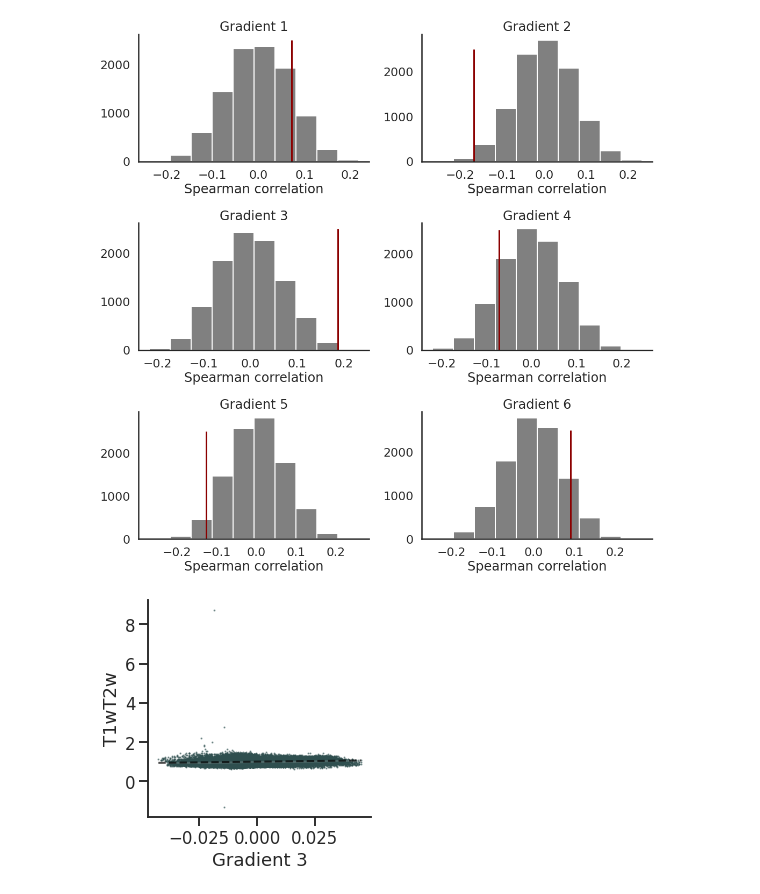
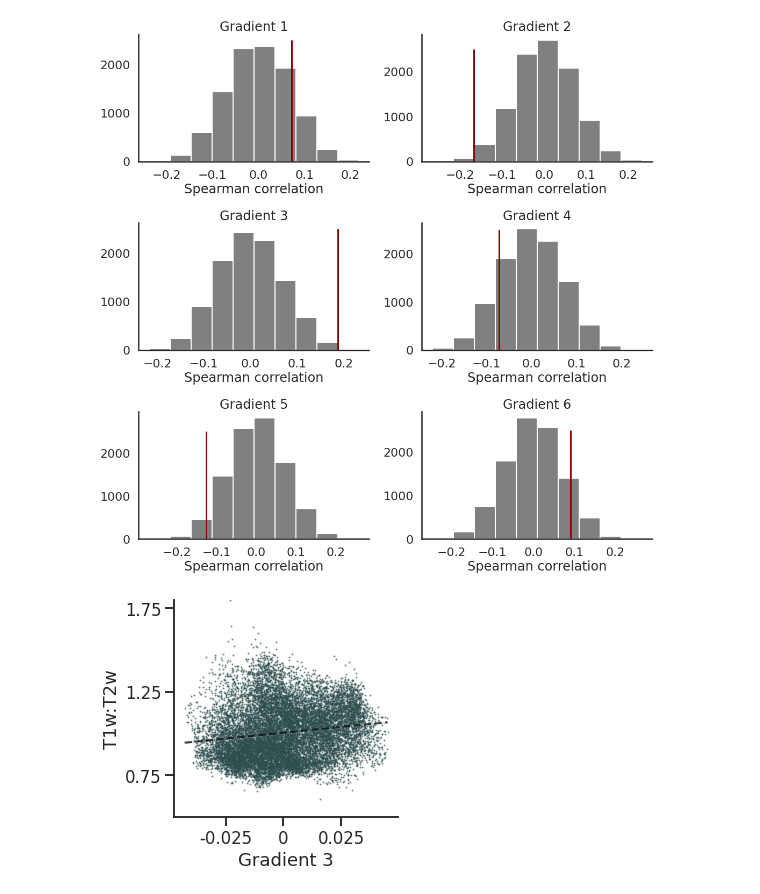
Before and after one commit to juhuntenburg/mouse_gradients, a Jupyter notebook: 10_T1w_T2w.ipynb, the cells around one changed output. Cells and saved outputs as stored; diff of their text form; code cells hidden in the pictures.

```diff
--- a/10_T1w_T2w.ipynb
+++ b/10_T1w_T2w.ipynb
@@ -203,23 +203,23 @@ Gradient 6: Spearman r=0.09, p=1.1705
 # %%
 sns.set_style('ticks')
 sns.set_context('talk')
 c = 'darkslategray'
 #c=(0.25999463887892144, 0.07005385560386188, 0.24308218808684579)
 #c=(0.24688226237959, 0.06905363944920445, 0.31786993834254956)
 
 fig = plt.figure(figsize=(4, 4))
 sns.regplot(gradients[:,2], t1wt2w.squeeze(),
             line_kws={'color':'black', 'linewidth':2,
                       'linestyle':'--', 'alpha':0.7},
             scatter_kws={'alpha':0.5, 's':1, 'color':c},
             truncate=True,
            fit_reg=True)
-#plt.xticks([-0.025, 0, 0.025], [-0.025, 0, 0.025])
-#plt.yticks([1000, 3000, 5000, 7000], [1, 3, 5, 7])
-#plt.ylim([0.5,1.8])
+plt.xticks([-0.025, 0, 0.025], [-0.025, 0, 0.025])
+plt.yticks([0.75, 1.25, 1.75], [0.75, 1.25, 1.75])
+plt.ylim([0.5,1.8])
 plt.xlabel('Gradient 3')
-plt.ylabel('T1wT2w')
+plt.ylabel('T1w:T2w')
 sns.despine()
-plt.savefig('/home/julia/Documents/projects/mouse_gradients/scatter_t1wt2w_g3.png')
+plt.savefig('/home/julia/Documents/projects/mouse_gradients/scatter_t1wt2w_g3.svg')
 # %% [output]
-[figure, old version]
+[figure, new version]
```
Also changed, not shown: 3 other files.
